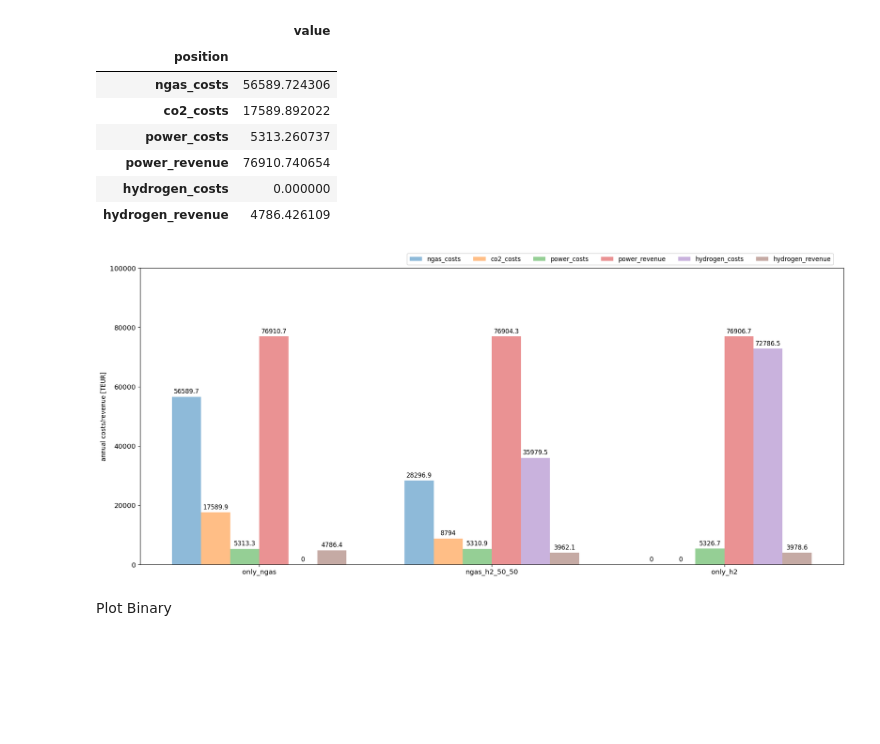
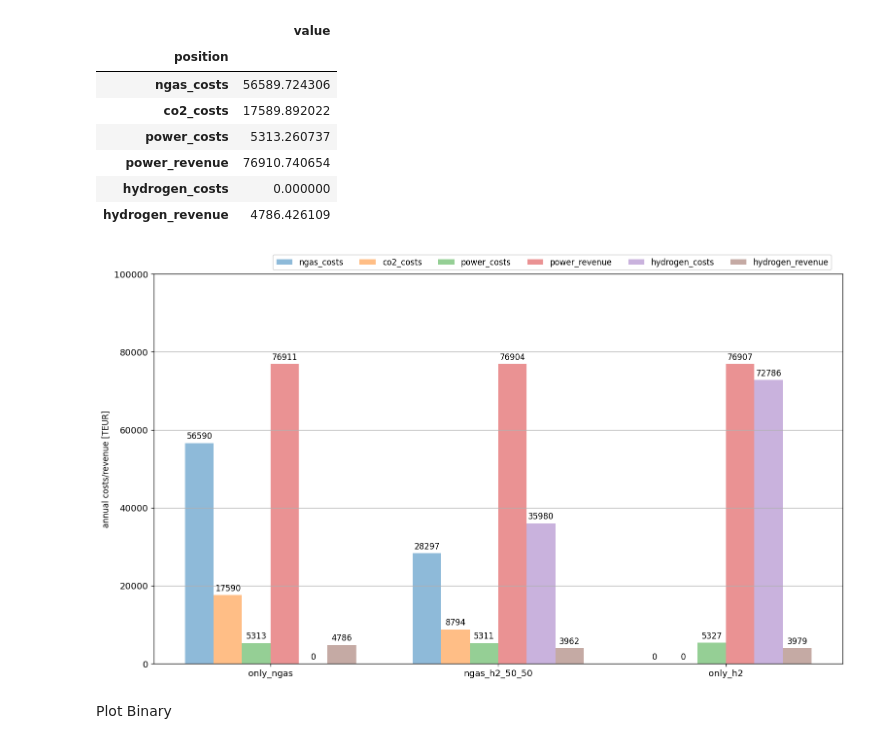
Before and after one commit to HTWK-Interconnected-Energy-Systems/BURN4H2, a Jupyter notebook: postprocessing/postprocessing.ipynb, the cells around one changed output. Saved outputs shown, nothing was run; the diff lists cells and outputs as text; code cells hidden in the pictures; blank space fills up the shorter version.

```diff
--- a/postprocessing/postprocessing.ipynb
+++ b/postprocessing/postprocessing.ipynb
@@ -601,32 +601,33 @@ cost_df_s1
 # %%
 scenarios = ['only_ngas', 'ngas_h2_50_50', 'only_h2']
 cost_data = {}
 
 for cost_position in ['ngas_costs', 'co2_costs', 'power_costs', 'power_revenue', 'hydrogen_costs', 'hydrogen_revenue']:
     data_list = []
     for df in [cost_df_s1, cost_df_s2, cost_df_s3]:
-        data_list.append(round(df['value'][cost_position], 1))
+        data_list.append(round(df['value'][cost_position], 0))
     cost_data[cost_position] = data_list
 
 x = np.arange(len(scenarios))
 width = 0.125
 mulitplier = 0
 
-fig, ax = plt.subplots(figsize=(17, 7.5), dpi=120)
+fig, ax = plt.subplots(figsize=(13, 7.5), dpi=120)
 
 for position, data in cost_data.items():
     offset = width * mulitplier
     bars = ax.bar(x + offset, data, width, label=position, alpha=0.5)
     ax.bar_label(bars, padding=3)
     mulitplier += 1
 
 ax.set_xticks(x + 2.5*width, scenarios)
 ax.legend(ncol=6, bbox_to_anchor=(0.99, 1.06))
 ax.set_ylim(0, 100000)
 ax.set_ylabel('annual costs/revenue [TEUR]')
+ax.grid(axis = 'y')
 fig.tight_layout()
 # %% [output]
-[figure, old version]
+[figure, new version]
 # %% [markdown]
 Plot Binary
 # %%
```
Also changed, not shown: 1 other file.
